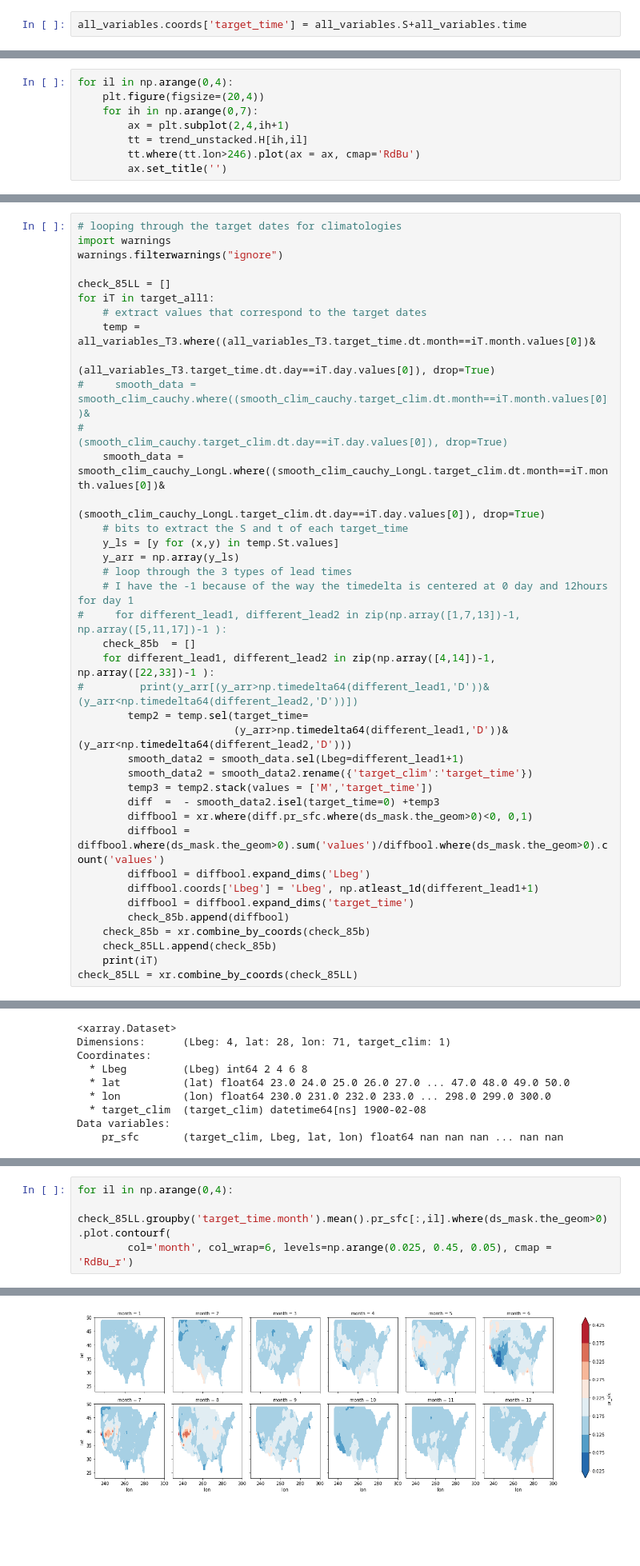
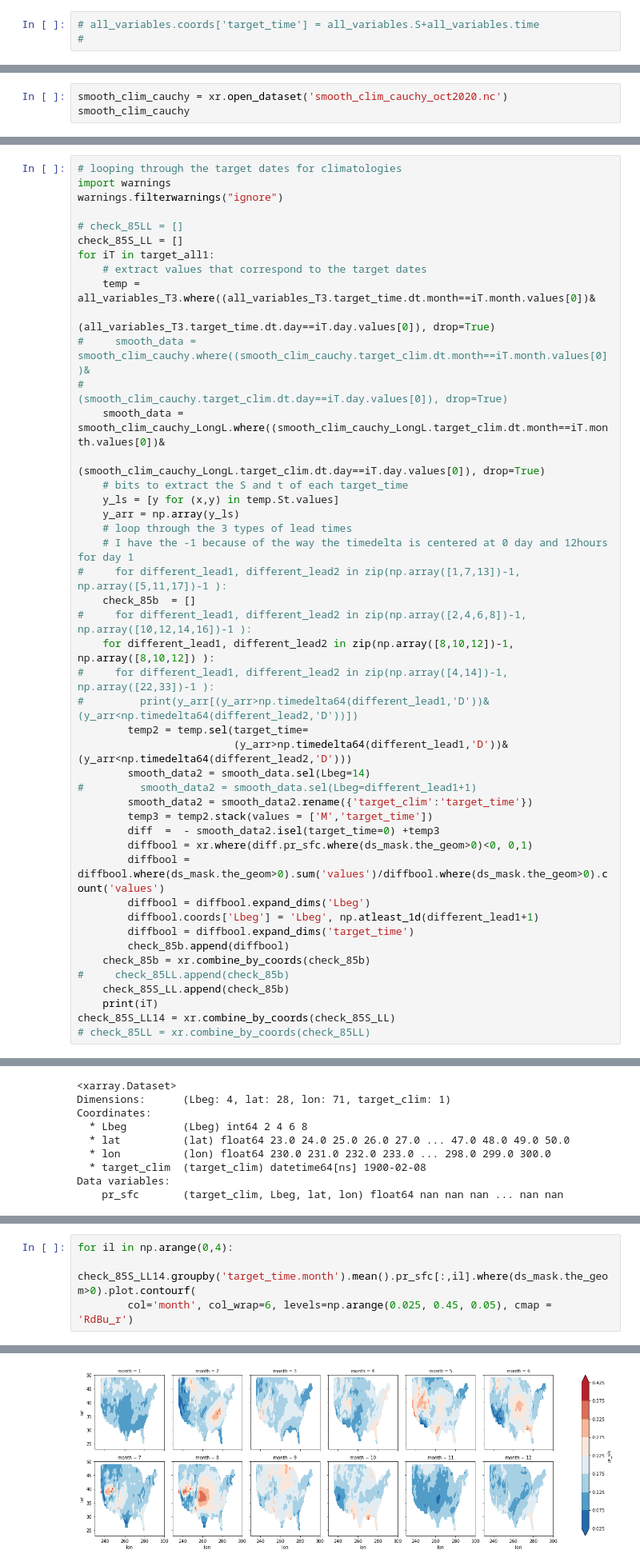
Before and after one commit to chiaral/xtreme_precip, a Jupyter notebook: Access_SubXData_from_folders-EMC-grib-Climatologies_fittingprocedure_v1-checkonforecast.ipynb, the cells around one changed output, grey strips where cells are left out. Shown at 80% size. Drawn from its saved outputs; the diff is of its cells as text; blank space fills up the shorter version.

```diff
--- a/Access_SubXData_from_folders-EMC-grib-Climatologies_fittingprocedure_v1-checkonforecast.ipynb
+++ b/Access_SubXData_from_folders-EMC-grib-Climatologies_fittingprocedure_v1-checkonforecast.ipynb
@@ -174,5 +174,6 @@ Data variables:
 # %%
-all_variables.coords['target_time'] = all_variables.S+all_variables.time
+# all_variables.coords['target_time'] = all_variables.S+all_variables.time
+#
 # %%
 MASK_url = 'http://iridl.ldeo.columbia.edu/expert/SOURCES/.Models/.SubX/'
 MASK_url1 = '/.hindcast/.pr'
@@ -319,11 +332,3 @@ Data variables:
-# %%
-for il in np.arange(0,4):
-    plt.figure(figsize=(20,4))
-    for ih in np.arange(0,7):
-        ax = plt.subplot(2,4,ih+1)
-        tt = trend_unstacked.H[ih,il]
-        tt.where(tt.lon>246).plot(ax = ax, cmap='RdBu')
-        ax.set_title('')
 # %%
 stack1 = trend_unstacked.stack(allpoints=['Lbeg','lat','lon'])
 smooth_clim = stack1.groupby('allpoints').apply(apply_fffourier)
@@ -345,3 +350,6 @@ smooth_clim = smooth_clim.unstack('allpoints')
 smooth_clim = smooth_clim.rename({'dim_0':'target_clim'})
 smooth_clim.coords['target_clim'] = 'target_clim',target_all
 smooth_clim_cauchyroll = smooth_clim.to_dataset(name='pr_sfc')
+# %%
+smooth_clim_cauchy = xr.open_dataset('smooth_clim_cauchy_oct2020.nc')
+smooth_clim_cauchy
@@ -350,7 +621,8 @@ smooth_clim_cauchyroll = smooth_clim.to_dataset(name='pr_sfc')
 import warnings
 warnings.filterwarnings("ignore")
 
-check_85LL = []
+# check_85LL = []
+check_85S_LL = []
 for iT in target_all1:
     # extract values that correspond to the target dates
     temp = all_variables_T3.where((all_variables_T3.target_time.dt.month==iT.month.values[0])&
@@ -366,11 +638,14 @@ for iT in target_all1:
     # I have the -1 because of the way the timedelta is centered at 0 day and 12hours for day 1
 #     for different_lead1, different_lead2 in zip(np.array([1,7,13])-1, np.array([5,11,17])-1 ):
     check_85b  = []
-    for different_lead1, different_lead2 in zip(np.array([4,14])-1, np.array([22,33])-1 ):
+#     for different_lead1, different_lead2 in zip(np.array([2,4,6,8])-1, np.array([10,12,14,16])-1 ):
+    for different_lead1, different_lead2 in zip(np.array([8,10,12])-1, np.array([8,10,12]) ):
+#     for different_lead1, different_lead2 in zip(np.array([4,14])-1, np.array([22,33])-1 ):
 #         print(y_arr[(y_arr>np.timedelta64(different_lead1,'D'))&(y_arr<np.timedelta64(different_lead2,'D'))])
         temp2 = temp.sel(target_time=
                          (y_arr>np.timedelta64(different_lead1,'D'))&(y_arr<np.timedelta64(different_lead2,'D')))
-        smooth_data2 = smooth_data.sel(Lbeg=different_lead1+1)
+        smooth_data2 = smooth_data.sel(Lbeg=14)
+#         smooth_data2 = smooth_data.sel(Lbeg=different_lead1+1)
         smooth_data2 = smooth_data2.rename({'target_clim':'target_time'})
         temp3 = temp2.stack(values = ['M','target_time'])
         diff  =  - smooth_data2.isel(target_time=0) +temp3
@@ -381,6 +656,8 @@ for iT in target_all1:
         diffbool = diffbool.expand_dims('target_time')
         check_85b.append(diffbool)
     check_85b = xr.combine_by_coords(check_85b)
-    check_85LL.append(check_85b)
+#     check_85LL.append(check_85b)
+    check_85S_LL.append(check_85b)
     print(iT)
-check_85LL = xr.combine_by_coords(check_85LL)
+check_85S_LL14 = xr.combine_by_coords(check_85S_LL)
+# check_85LL = xr.combine_by_coords(check_85LL)
@@ -494,6 +753,6 @@ Coordinates:
   * target_time  (target_time) datetime64[ns] 1900-01-01
 # %%
 for il in np.arange(0,4):
-    check_85LL.groupby('target_time.month').mean().pr_sfc[:,il].where(ds_mask.the_geom>0).plot.contourf(
+    check_85S_LL14.groupby('target_time.month').mean().pr_sfc[:,il].where(ds_mask.the_geom>0).plot.contourf(
         col='month', col_wrap=6, levels=np.arange(0.025, 0.45, 0.05), cmap = 'RdBu_r')
 # %% [output]
@@ -502 +760 @@ IndexError: index 2 is out of bounds for axis 0 with size 2
-[figure, old version]
+[figure, new version]
```
Also changed, not shown: parts of 23 cells of this notebook, 30 other files.
